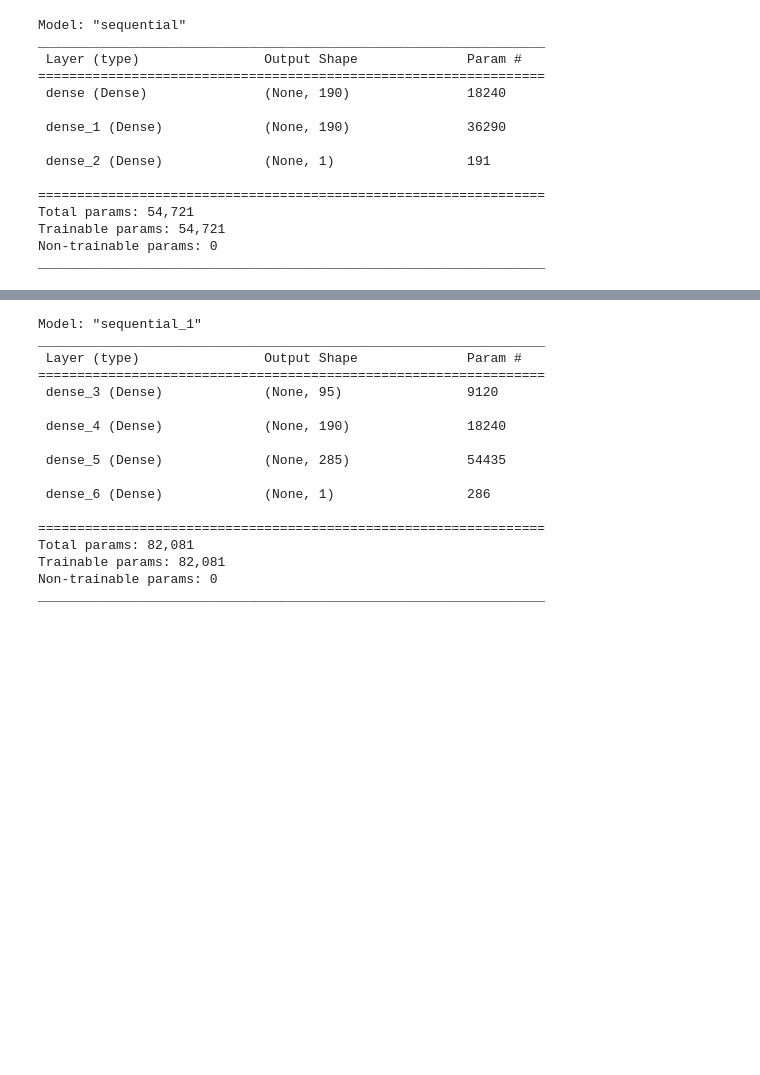
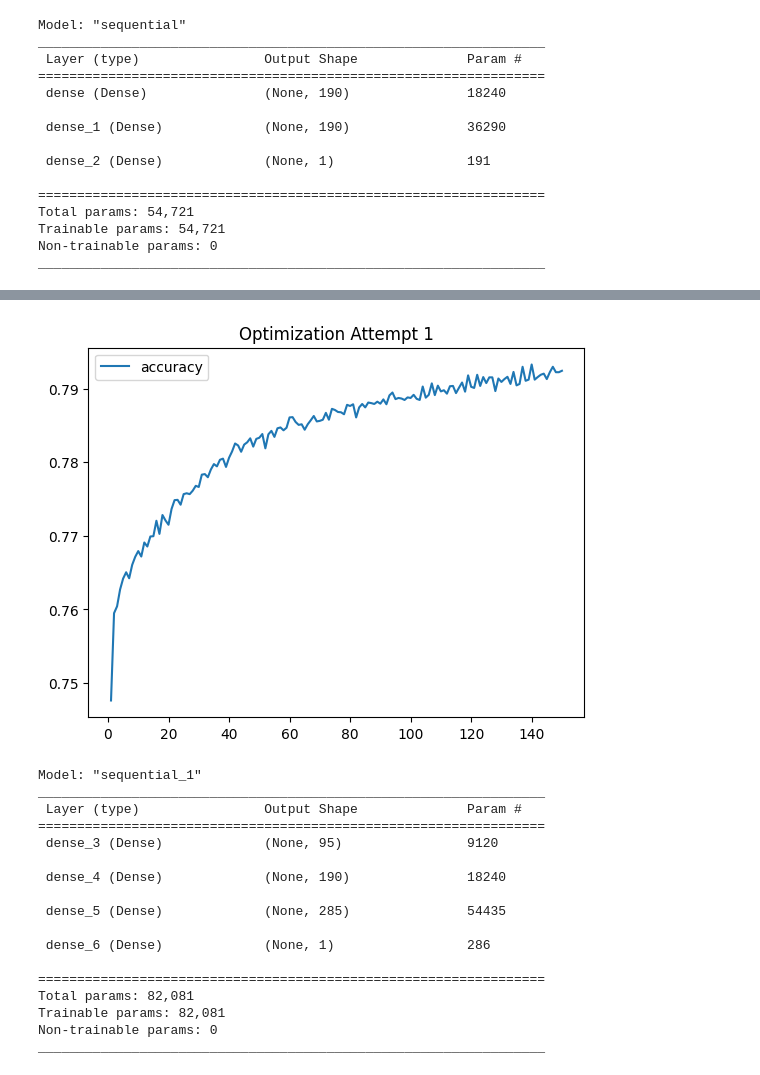
Before and after one commit to GPN87/deep-learning-challenge, a Jupyter notebook: AlphabetSoupCharity_Optimisation.ipynb, the cells around one changed output, grey strips where cells are left out. Saved outputs shown, nothing was run; the diff lists cells and outputs as text; code cells hidden in the pictures; blank space fills up the shorter version.

```diff
--- a/AlphabetSoupCharity_Optimisation.ipynb
+++ b/AlphabetSoupCharity_Optimisation.ipynb
@@ -230,3 +230,11 @@ Loss: 0.6074892282485962, Accuracy: 0.7560349702835083
+# %%
+import matplotlib.pyplot as plt
+history_df = pd.DataFrame(fit_model.history)
+history_df.index += 1
+history_df.plot(y="accuracy",title="Optimization Attempt 1")
+plt.show()
+# %% [output]
+[figure, added]
 # %%
 # Saves Optimization model 1 to HDF5
 nn1.save('AlphabetSoupCharity_Optimisation1.h5')
```
Also changed, not shown: parts of 8 cells of this notebook, 4 other files.
